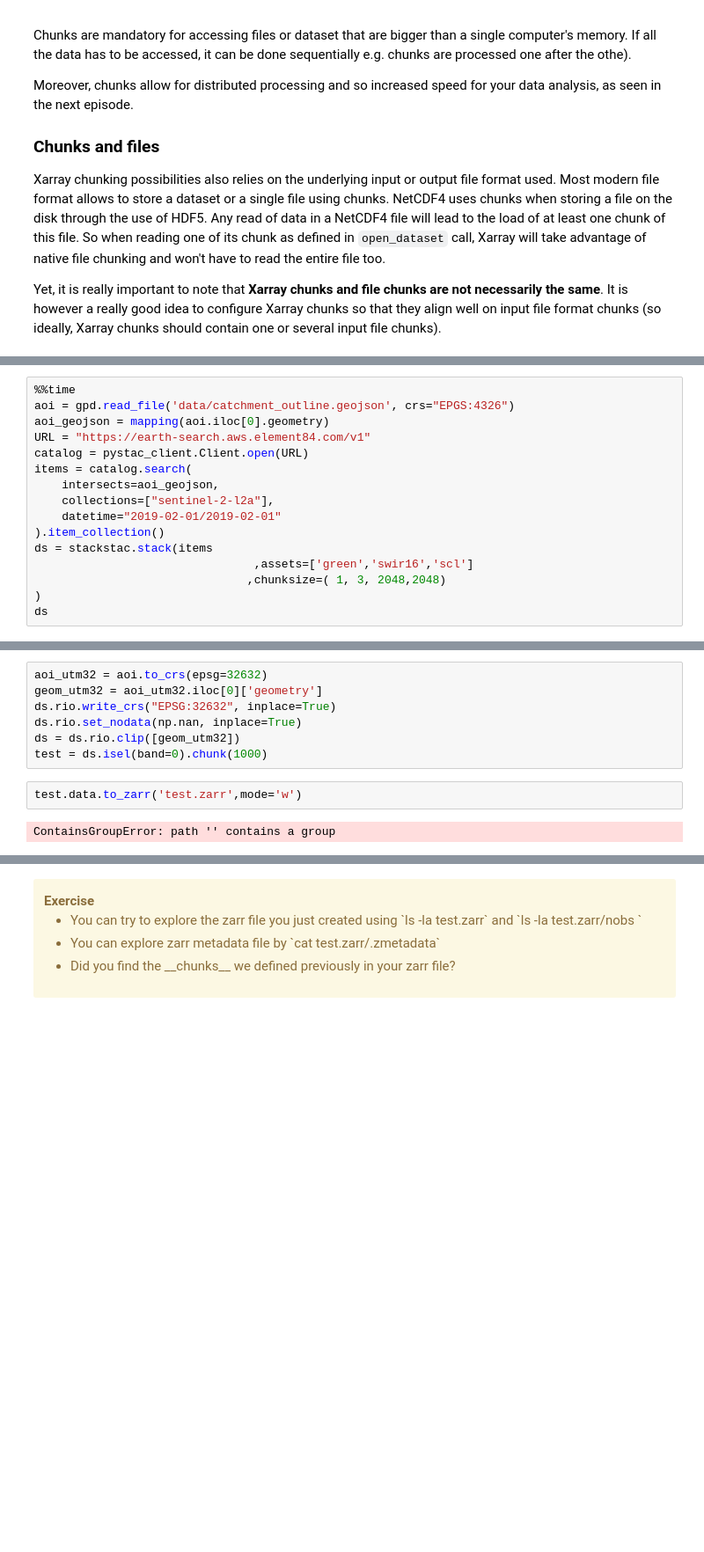
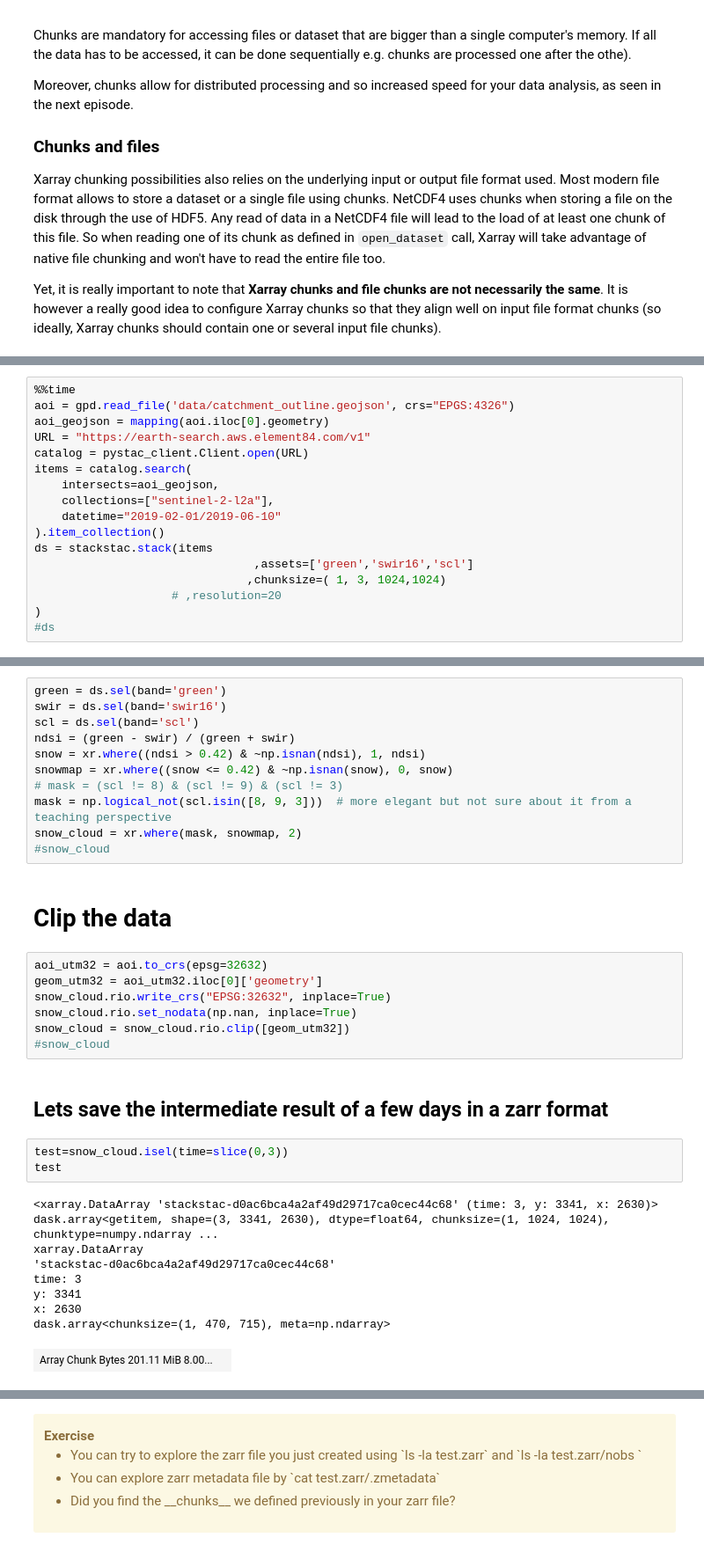
Before and after one commit to pangeo-data/pangeo-openeo-BiDS-2023, a Jupyter notebook: tutorial/part3/chunking_introduction.ipynb, the cells around one changed output, grey strips where cells are left out. Shown at 88% size. Saved outputs shown, nothing was run; the diff lists cells and outputs as text; blank space fills up the shorter version.

```diff
--- a/tutorial/part3/chunking_introduction.ipynb
+++ b/tutorial/part3/chunking_introduction.ipynb
@@ -300,11 +337,12 @@ catalog = pystac_client.Client.open(URL)
 items = catalog.search(
     intersects=aoi_geojson,
     collections=["sentinel-2-l2a"],
-    datetime="2019-02-01/2019-02-01"
+    datetime="2019-02-01/2019-06-10"
 ).item_collection()
 ds = stackstac.stack(items
                                 ,assets=['green','swir16','scl']
-                               ,chunksize=( 1, 3, 2048,2048)
+                               ,chunksize=( 1, 3, 1024,1024)
+                    # ,resolution=20
 )
-ds
+#ds
 # %% [output]
@@ -359,11 +353,34 @@ import hvplot.pandas
+# %%
+green = ds.sel(band='green')
+swir = ds.sel(band='swir16')
+scl = ds.sel(band='scl')
+ndsi = (green - swir) / (green + swir)
+snow = xr.where((ndsi > 0.42) & ~np.isnan(ndsi), 1, ndsi)
+snowmap = xr.where((snow <= 0.42) & ~np.isnan(snow), 0, snow)
+# mask = (scl != 8) & (scl != 9) & (scl != 3)
+mask = np.logical_not(scl.isin([8, 9, 3]))  # more elegant but not sure about it from a teaching perspective
+snow_cloud = xr.where(mask, snowmap, 2)
+#snow_cloud
+# %% [markdown]
+# Clip the data
 # %%
 aoi_utm32 = aoi.to_crs(epsg=32632)
 geom_utm32 = aoi_utm32.iloc[0]['geometry']
-ds.rio.write_crs("EPSG:32632", inplace=True)
-ds.rio.set_nodata(np.nan, inplace=True)
-ds = ds.rio.clip([geom_utm32])
-test = ds.isel(band=0).chunk(1000)
+snow_cloud.rio.write_crs("EPSG:32632", inplace=True)
+snow_cloud.rio.set_nodata(np.nan, inplace=True)
+snow_cloud = snow_cloud.rio.clip([geom_utm32])
+#snow_cloud
-# %%
-test.data.to_zarr('test.zarr',mode='w')
-# %% [output]
-ContainsGroupError: path '' contains a group
+# %% [markdown]
+## Lets save the intermediate result of a few days in a zarr format
+# %%
+test=snow_cloud.isel(time=slice(0,3))
+test
+# %% [output]
+<xarray.DataArray 'stackstac-d0ac6bca4a2af49d29717ca0cec44c68' (time: 3, y: 3341, x: 2630)> dask.array<getitem, shape=(3, 3341, 2630), dtype=float64, chunksize=(1, 1024, 1024), chunktype=numpy.ndarray ...
+xarray.DataArray
+'stackstac-d0ac6bca4a2af49d29717ca0cec44c68'
+time: 3
+y: 3341
+x: 2630
+dask.array<chunksize=(1, 470, 715), meta=np.ndarray>
+| Array Chunk Bytes 201.11 MiB 8.00... |  |
```
Also changed, not shown: parts of 21 cells of this notebook.
